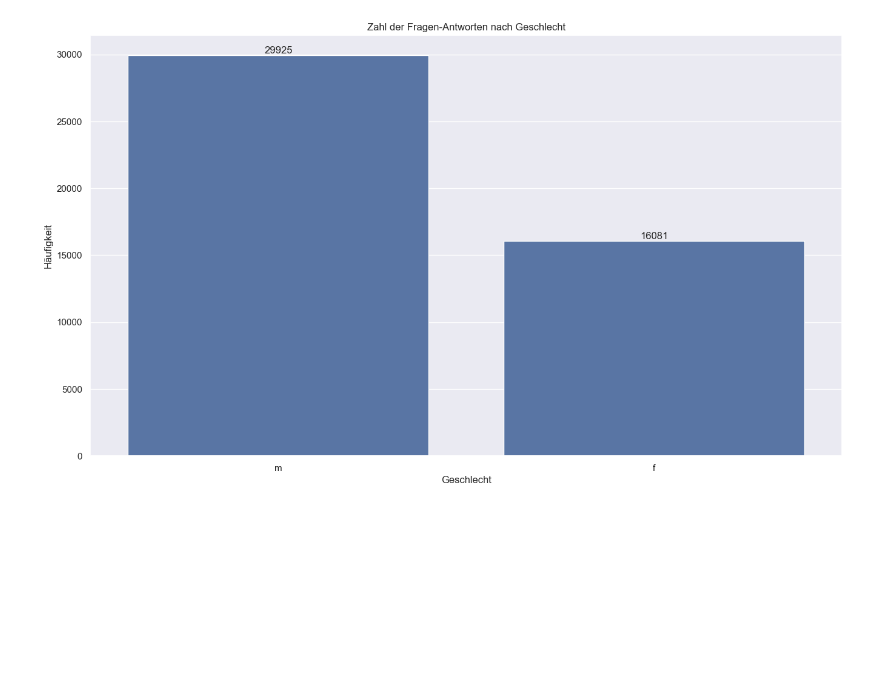
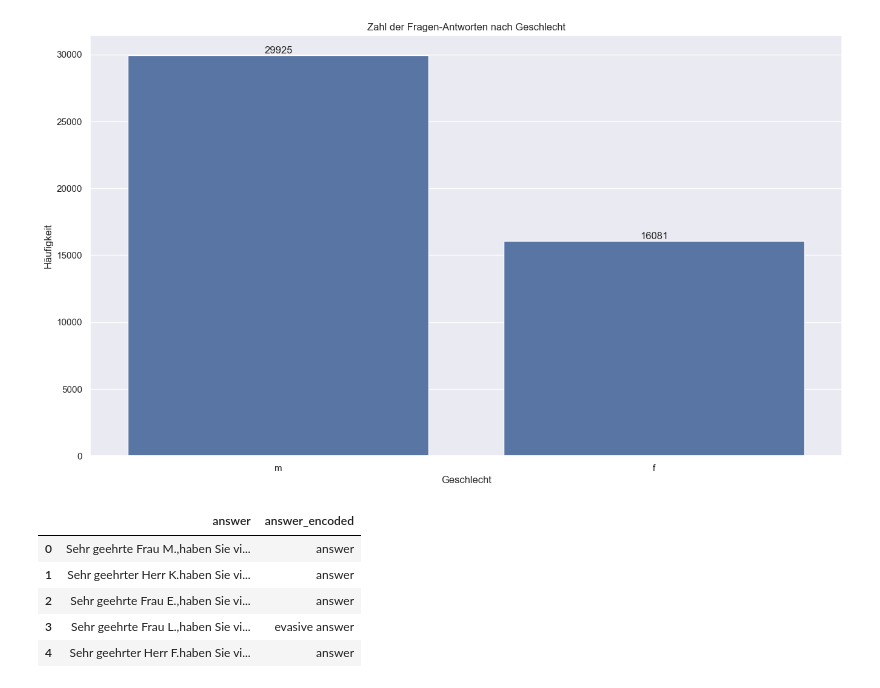
Before and after one commit to dariom25/automatisierte_antwortanalyse_von_abgeordneten, a Jupyter notebook: exploratory_data_analysis.ipynb, the cells around one changed output. Saved outputs shown, nothing was run; the diff lists cells and outputs as text; code cells hidden in the pictures; blank space fills up the shorter version.

```diff
--- a/exploratory_data_analysis.ipynb
+++ b/exploratory_data_analysis.ipynb
@@ -478,0 +481,9 @@ plt.show()
+# %%
+sample.head()
+# %% [output]
+|  | answer | answer_encoded |
+| 0 | Sehr geehrte Frau M.,haben Sie vi... | answer |
+| 1 | Sehr geehrter Herr K.haben Sie vi... | answer |
+| 2 | Sehr geehrte Frau E.,haben Sie vi... | answer |
+| 3 | Sehr geehrte Frau L.,haben Sie vi... | evasive answer |
+| 4 | Sehr geehrter Herr F.haben Sie vi... | answer |
```
Also changed, not shown: parts of 2 cells of this notebook.
